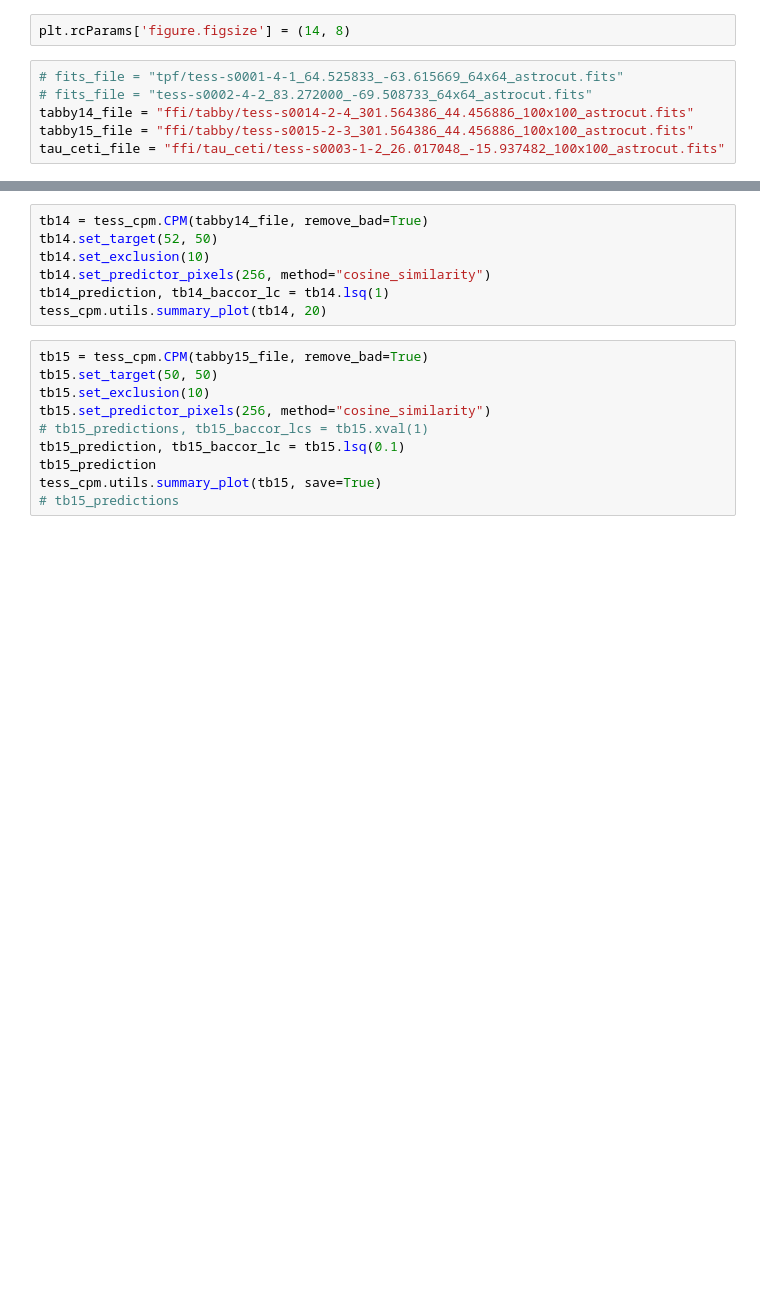
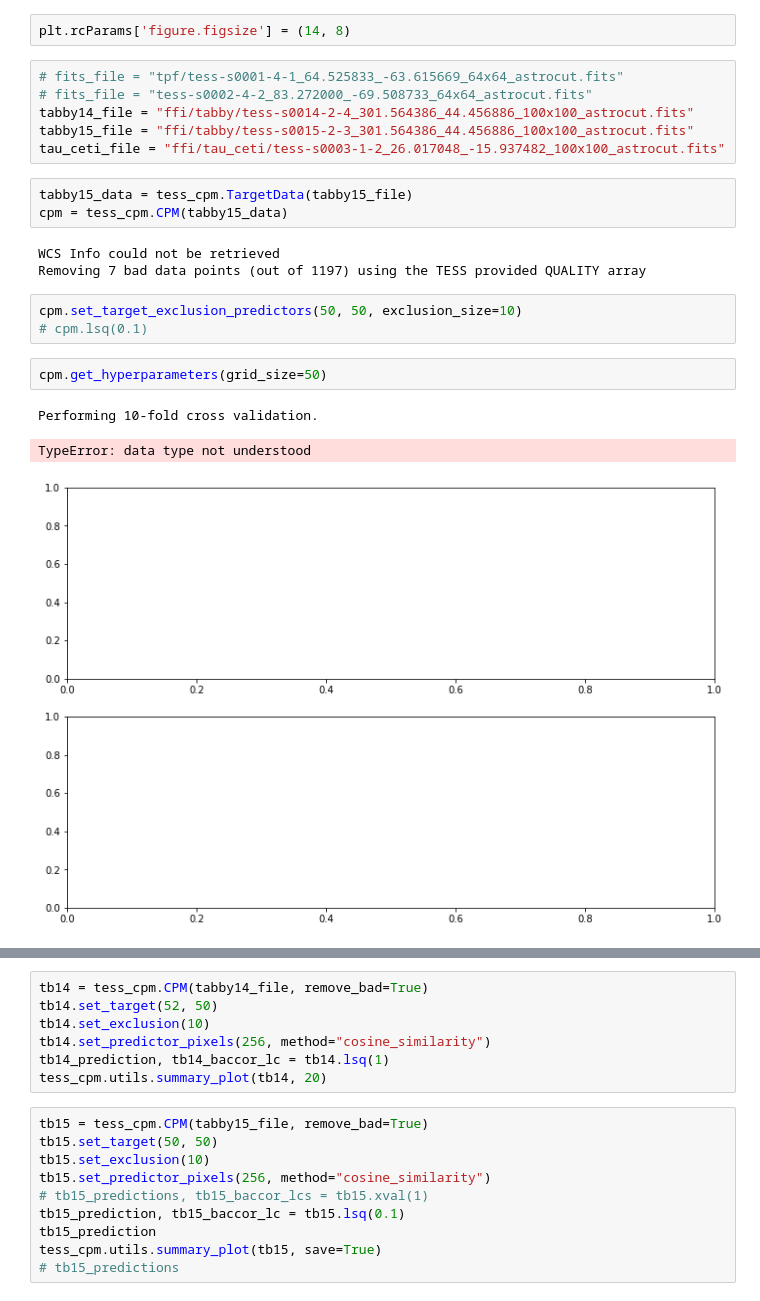
Before and after one commit to soichiro-hattori/unpopular, a Jupyter notebook: tester.ipynb, the cells around one changed output, grey strips where cells are left out. Cells and saved outputs as stored; diff of their text form; blank space fills up the shorter version.

Commit message:
adding cross validation

```diff
--- a/tester.ipynb
+++ b/tester.ipynb
@@ -15,3 +17,18 @@ plt.rcParams['figure.figsize'] = (14, 8)
 tabby14_file = "ffi/tabby/tess-s0014-2-4_301.564386_44.456886_100x100_astrocut.fits"
 tabby15_file = "ffi/tabby/tess-s0015-2-3_301.564386_44.456886_100x100_astrocut.fits"
 tau_ceti_file = "ffi/tau_ceti/tess-s0003-1-2_26.017048_-15.937482_100x100_astrocut.fits"
+# %%
+tabby15_data = tess_cpm.TargetData(tabby15_file)
+cpm = tess_cpm.CPM(tabby15_data)
+# %% [output]
+WCS Info could not be retrieved
+Removing 7 bad data points (out of 1197) using the TESS provided QUALITY array
+# %%
+cpm.set_target_exclusion_predictors(50, 50, exclusion_size=10)
+# cpm.lsq(0.1)
+# %%
+cpm.get_hyperparameters(grid_size=50)
+# %% [output]
+Performing 10-fold cross validation.
+TypeError: data type not understood
+[figure, added]
```
Also changed, not shown: parts of 6 cells of this notebook, 4 other files.
